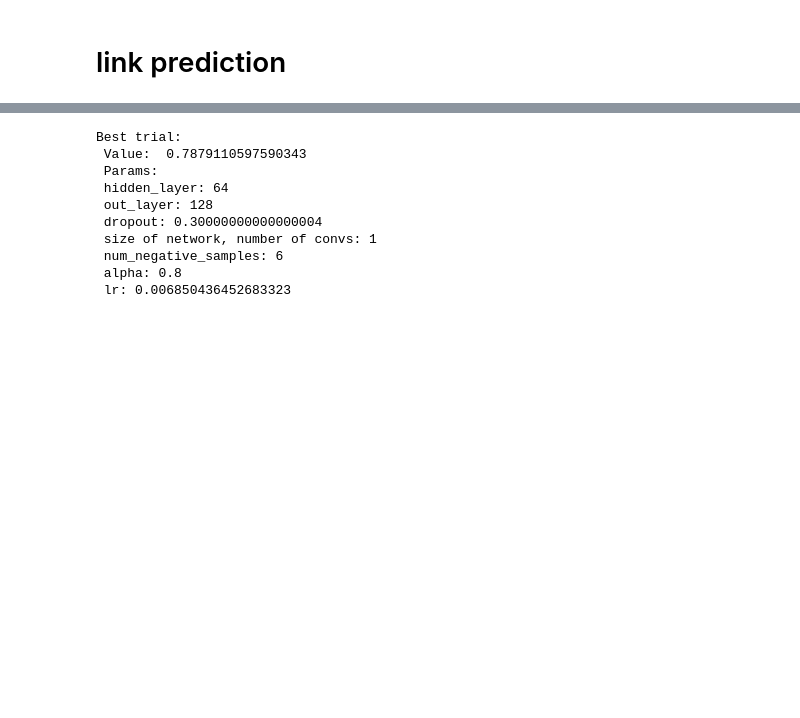
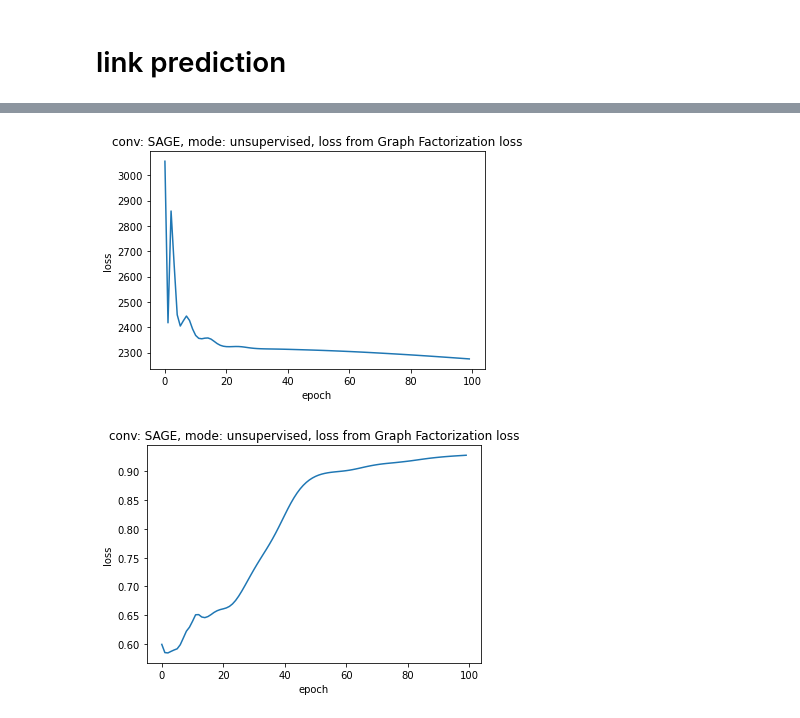
Before and after one commit to anpolol/MasterDegree, a Jupyter notebook: Code/LinkPrediction.ipynb, the cells around one changed output, grey strips where cells are left out. Cells and saved outputs as stored; diff of their text form; code cells hidden in the pictures; blank space fills up the shorter version.

```diff
--- a/Code/LinkPrediction.ipynb
+++ b/Code/LinkPrediction.ipynb
@@ -338,6 +364,8 @@ Test acc on the last epoch  0.7773975891685848
 # %%
 device =  torch.device('cpu')# if torch.cuda.is_available() else 'cpu')
-loss = APP
-MO = MainOptuna('GCN', device, loss , mode = 'unsupervised')
-MO.run(number_of_trials=10)
+DeepWalk = {"Name": "DeepWalk","walk_length":20,"walks_per_node":10,"num_negative_samples":1,"context_size" : 15,"p":1,"q":1,"loss var": "Random Walks","flag_tosave":False,"Sampler" : SamplerRandomWalk } #Проблемы с памятью после того, как увеличила количество тренировочных данных
+
+loss = GraphFactorization
+MO = Main('SAGE', device, loss , mode = 'unsupervised')
+MO.run()
 # %% [output]
@@ -355,10 +389,2 @@ MO.run(number_of_trials=10)
-Best trial:
- Value:  0.7879110597590343
- Params:
- hidden_layer: 64
- out_layer: 128
- dropout: 0.30000000000000004
- size of network, number of convs: 1
- num_negative_samples: 6
- alpha: 0.8
- lr: 0.006850436452683323
+[figure, added]
+[figure, added]
```
Also changed, not shown: parts of 14 cells of this notebook, 4 other files.
